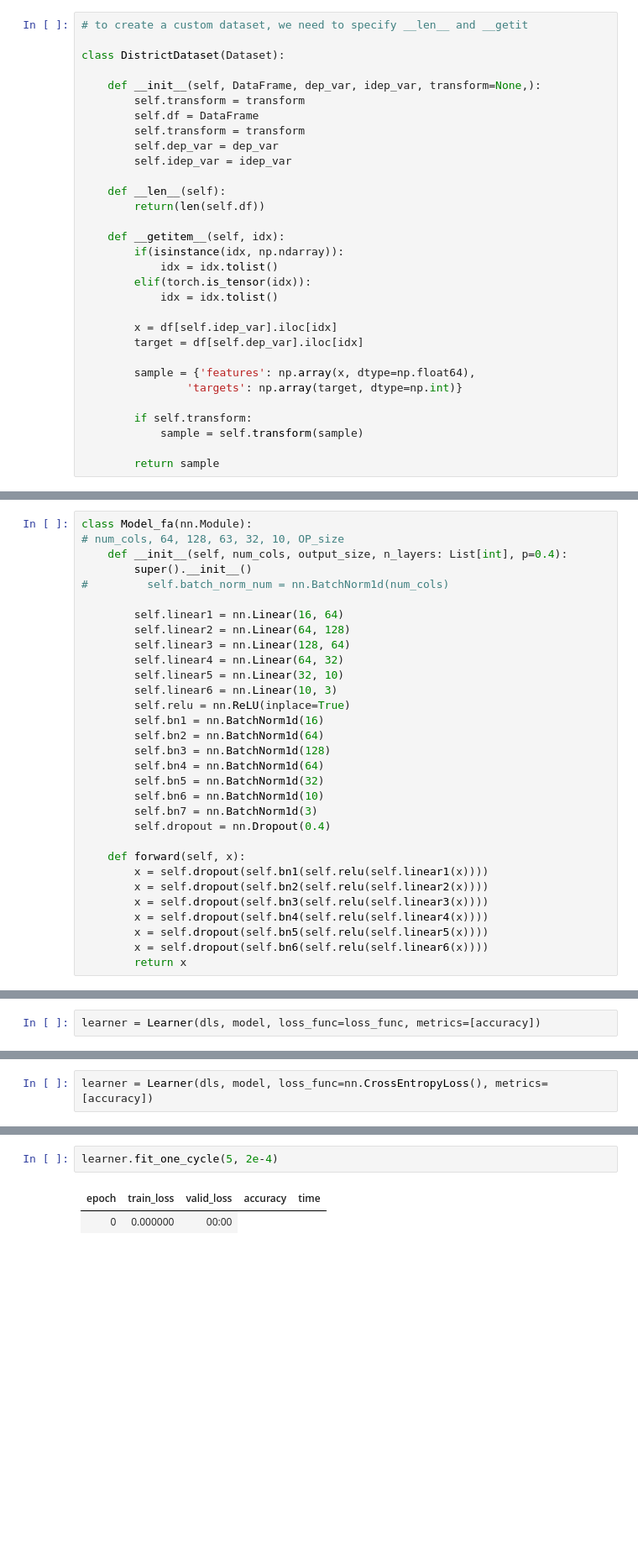
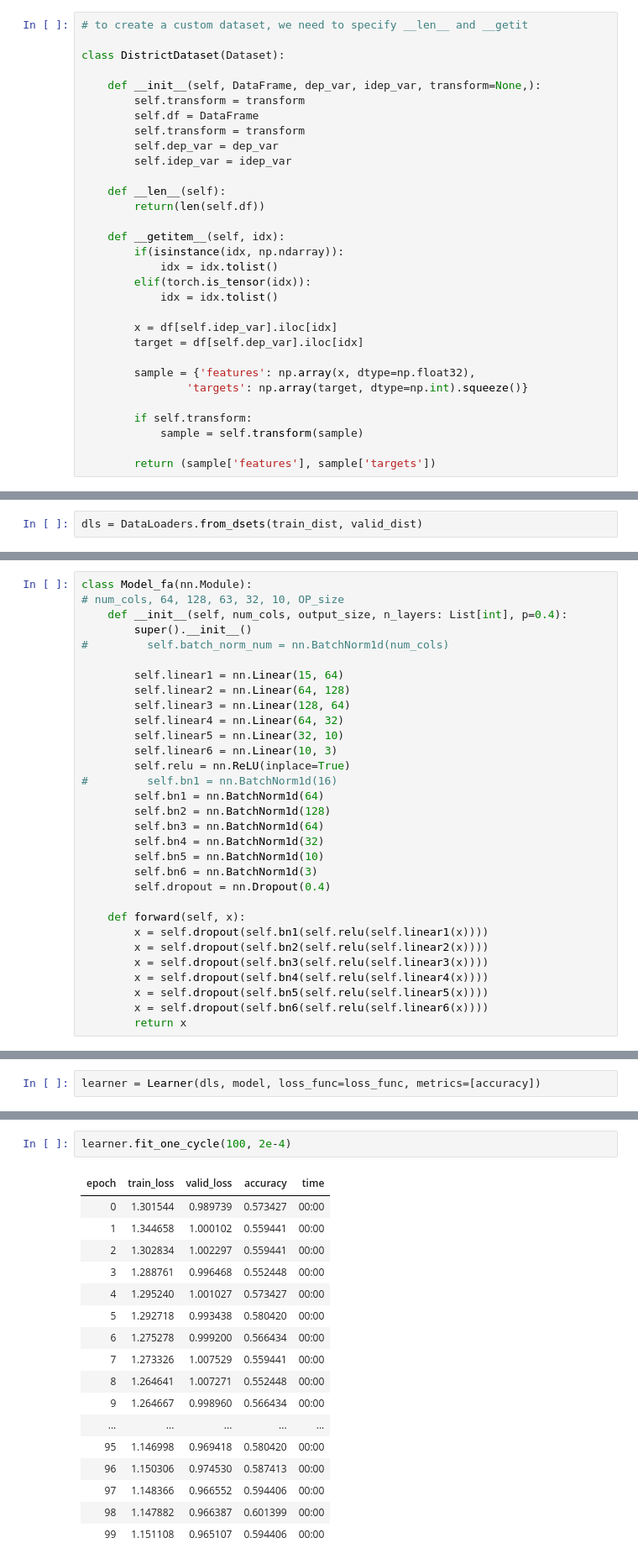
Before and after one commit to 0tist/Contact-Tracing-HotSpots, a Jupyter notebook: nbs/Untitled.ipynb, the cells around one changed output, grey strips where cells are left out. Shown: that part at 84% size. Cells and saved outputs as stored; diff of their text form; blank space fills up the shorter version.

Commit message:
model working

```diff
--- a/nbs/Untitled.ipynb
+++ b/nbs/Untitled.ipynb
@@ -225,13 +255,13 @@ class DistrictDataset(Dataset):
         x = df[self.idep_var].iloc[idx]
         target = df[self.dep_var].iloc[idx]
 
-        sample = {'features': np.array(x, dtype=np.float64),
-                'targets': np.array(target, dtype=np.int)}
+        sample = {'features': np.array(x, dtype=np.float32),
+                'targets': np.array(target, dtype=np.int).squeeze()}
 
         if self.transform:
             sample = self.transform(sample)
 
-        return sample
+        return (sample['features'], sample['targets'])
 # %%
 df_train = df.iloc[split[0]]
 df_valid = df.iloc[split[1]]
@@ -283,3 +292,5 @@ next(iter(train_dl))
+# %%
+dls = DataLoaders.from_dsets(train_dist, valid_dist)
 # %% [markdown]
 ## For pytorch Pipeline
 # %%
@@ -316,20 +353,20 @@ class Model_fa(nn.Module):
         super().__init__()
 #         self.batch_norm_num = nn.BatchNorm1d(num_cols)
 
-        self.linear1 = nn.Linear(16, 64)
+        self.linear1 = nn.Linear(15, 64)
         self.linear2 = nn.Linear(64, 128)
         self.linear3 = nn.Linear(128, 64)
         self.linear4 = nn.Linear(64, 32)
         self.linear5 = nn.Linear(32, 10)
         self.linear6 = nn.Linear(10, 3)
         self.relu = nn.ReLU(inplace=True)
-        self.bn1 = nn.BatchNorm1d(16)
-        self.bn2 = nn.BatchNorm1d(64)
-        self.bn3 = nn.BatchNorm1d(128)
-        self.bn4 = nn.BatchNorm1d(64)
-        self.bn5 = nn.BatchNorm1d(32)
-        self.bn6 = nn.BatchNorm1d(10)
-        self.bn7 = nn.BatchNorm1d(3)
+#         self.bn1 = nn.BatchNorm1d(16)
+        self.bn1 = nn.BatchNorm1d(64)
+        self.bn2 = nn.BatchNorm1d(128)
+        self.bn3 = nn.BatchNorm1d(64)
+        self.bn4 = nn.BatchNorm1d(32)
+        self.bn5 = nn.BatchNorm1d(10)
+        self.bn6 = nn.BatchNorm1d(3)
         self.dropout = nn.Dropout(0.4)
 
     def forward(self, x):
@@ -417,2 +405,0 @@ torch.Size([4])
-# %%
-learner = Learner(dls, model, loss_func=nn.CrossEntropyLoss(), metrics=[accuracy])
@@ -419,5 +414,20 @@ learner = Learner(dls, model, loss_func=nn.CrossEntropyLoss(), metrics=[accuracy
 # %%
-learner.fit_one_cycle(5, 2e-4)
+learner.fit_one_cycle(100, 2e-4)
 # %% [output]
 | epoch | train_loss | valid_loss | accuracy | time |
-| 0 | 0.000000 | 00:00 |
+| 0 | 1.301544 | 0.989739 | 0.573427 | 00:00 |
+| 1 | 1.344658 | 1.000102 | 0.559441 | 00:00 |
+| 2 | 1.302834 | 1.002297 | 0.559441 | 00:00 |
+| 3 | 1.288761 | 0.996468 | 0.552448 | 00:00 |
+| 4 | 1.295240 | 1.001027 | 0.573427 | 00:00 |
+| 5 | 1.292718 | 0.993438 | 0.580420 | 00:00 |
+| 6 | 1.275278 | 0.999200 | 0.566434 | 00:00 |
+| 7 | 1.273326 | 1.007529 | 0.559441 | 00:00 |
+| 8 | 1.264641 | 1.007271 | 0.552448 | 00:00 |
+| 9 | 1.264667 | 0.998960 | 0.566434 | 00:00 |
+| ... | ... | ... | ... | ... |
+| 95 | 1.146998 | 0.969418 | 0.580420 | 00:00 |
+| 96 | 1.150306 | 0.974530 | 0.587413 | 00:00 |
+| 97 | 1.148366 | 0.966552 | 0.594406 | 00:00 |
+| 98 | 1.147882 | 0.966387 | 0.601399 | 00:00 |
+| 99 | 1.151108 | 0.965107 | 0.594406 | 00:00 |
```
Also changed, not shown: parts of 30 cells of this notebook, 6 other files.
